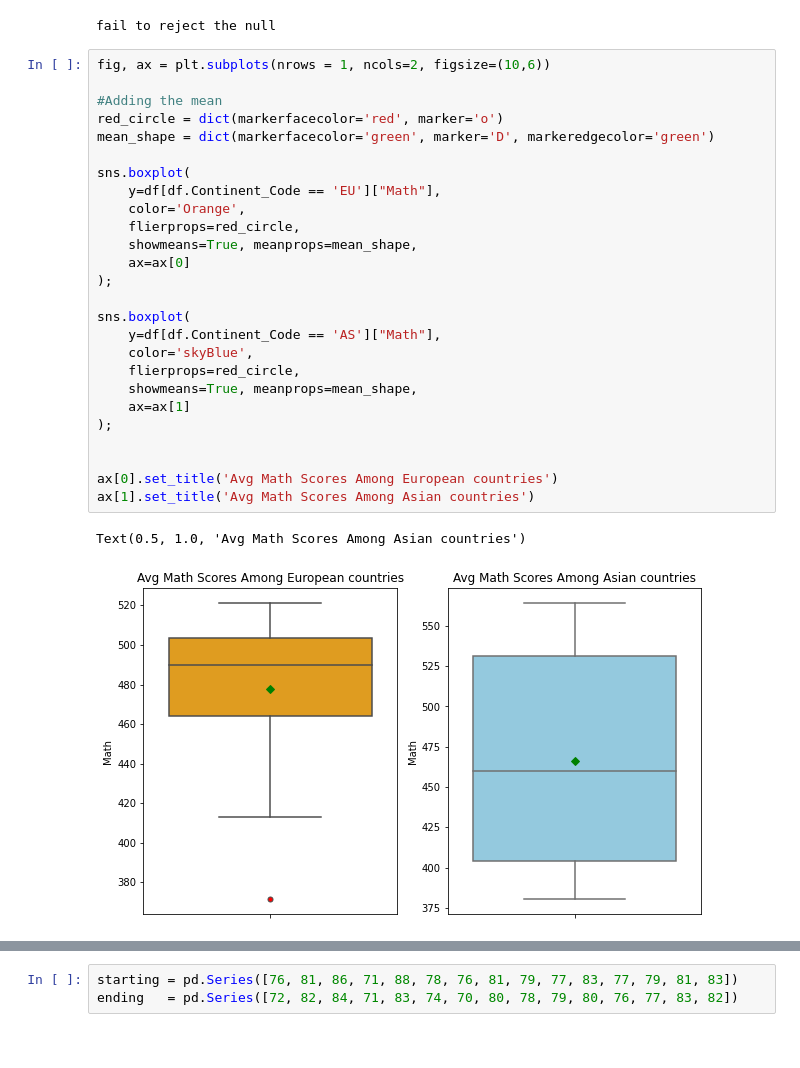
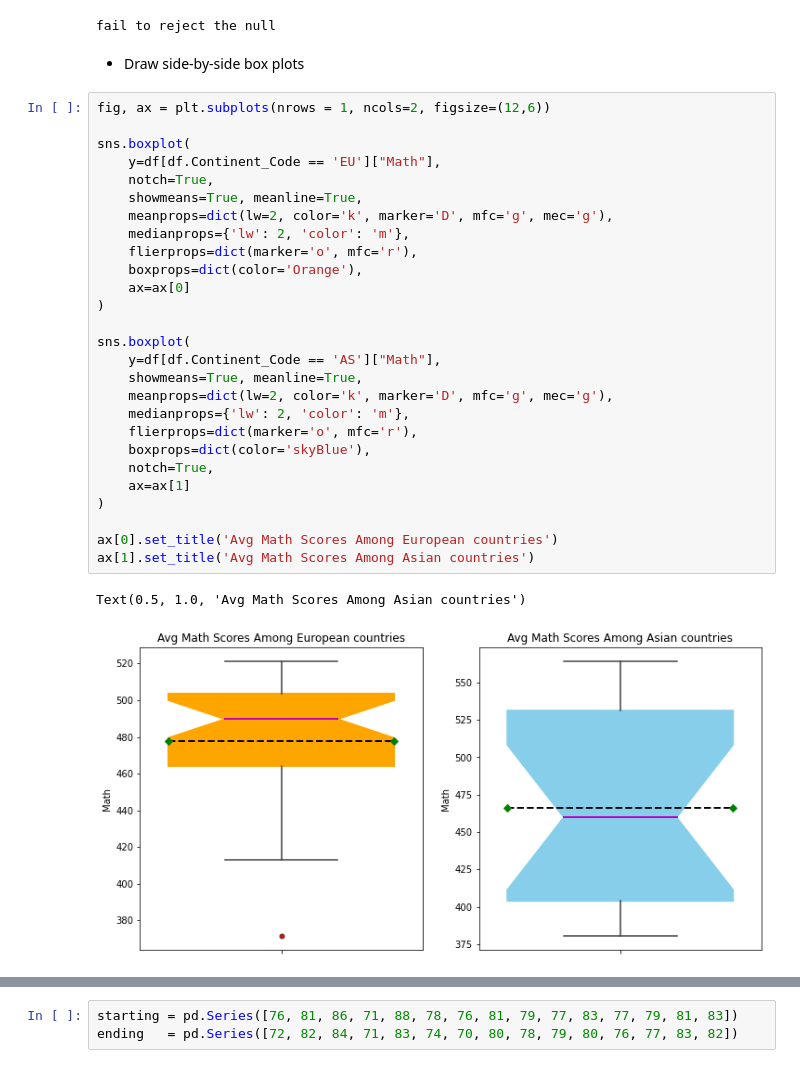
Before and after one commit to celik-muhammed/11-Python-Data-Statistics-Basics, a Jupyter notebook: 00-Assignments/StatwPy-Assignment-3-Hypothesis-Tests.ipynb, the cells around one changed output, grey strips where cells are left out. Cells and saved outputs as stored; diff of their text form.

```diff
--- a/00-Assignments/StatwPy-Assignment-3-Hypothesis-Tests.ipynb
+++ b/00-Assignments/StatwPy-Assignment-3-Hypothesis-Tests.ipynb
@@ -364,32 +362,35 @@ else:
     print("fail to reject the null")
 # %% [output]
 fail to reject the null
+# %% [markdown]
+- Draw side-by-side box plots
 # %%
-fig, ax = plt.subplots(nrows = 1, ncols=2, figsize=(10,6))
-
-#Adding the mean
-red_circle = dict(markerfacecolor='red', marker='o')
-mean_shape = dict(markerfacecolor='green', marker='D', markeredgecolor='green')
+fig, ax = plt.subplots(nrows = 1, ncols=2, figsize=(12,6))
 
 sns.boxplot(
     y=df[df.Continent_Code == 'EU']["Math"],
-    color='Orange',
-    flierprops=red_circle,
-    showmeans=True, meanprops=mean_shape,
+    notch=True,
+    showmeans=True, meanline=True,
+    meanprops=dict(lw=2, color='k', marker='D', mfc='g', mec='g'),
+    medianprops={'lw': 2, 'color': 'm'},
+    flierprops=dict(marker='o', mfc='r'),
+    boxprops=dict(color='Orange'),
     ax=ax[0]
-);
+)
 
 sns.boxplot(
     y=df[df.Continent_Code == 'AS']["Math"],
-    color='skyBlue',
-    flierprops=red_circle,
-    showmeans=True, meanprops=mean_shape,
+    showmeans=True, meanline=True,
+    meanprops=dict(lw=2, color='k', marker='D', mfc='g', mec='g'),
+    medianprops={'lw': 2, 'color': 'm'},
+    flierprops=dict(marker='o', mfc='r'),
+    boxprops=dict(color='skyBlue'),
+    notch=True,
     ax=ax[1]
-);
-
+)
 
 ax[0].set_title('Avg Math Scores Among European countries')
 ax[1].set_title('Avg Math Scores Among Asian countries')
 # %% [output]
 Text(0.5, 1.0, 'Avg Math Scores Among Asian countries')
-[figure, old version]
+[figure, new version]
```
Also changed, not shown: parts of 12 cells of this notebook.
